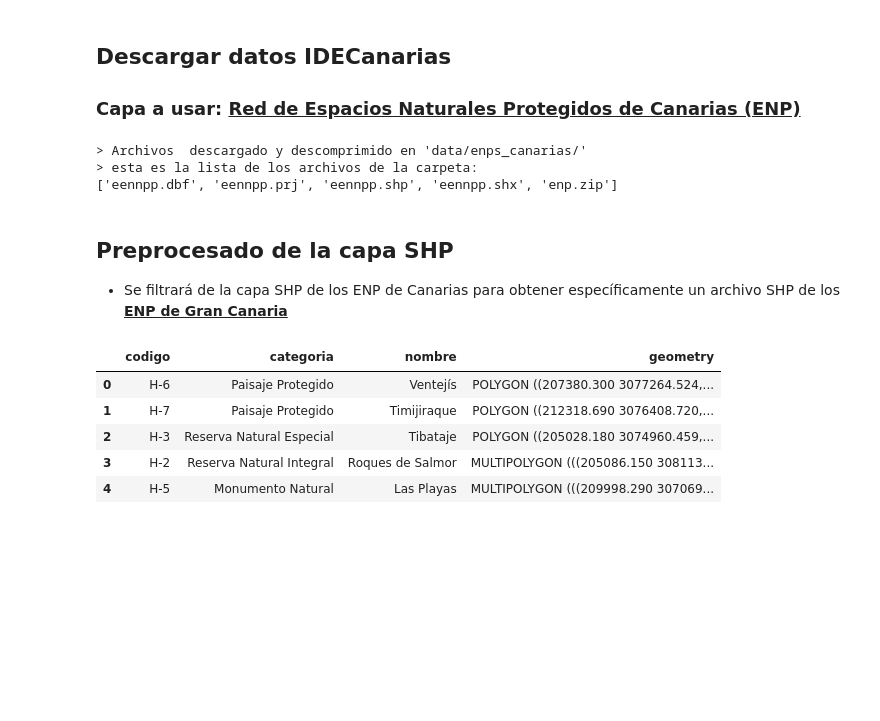
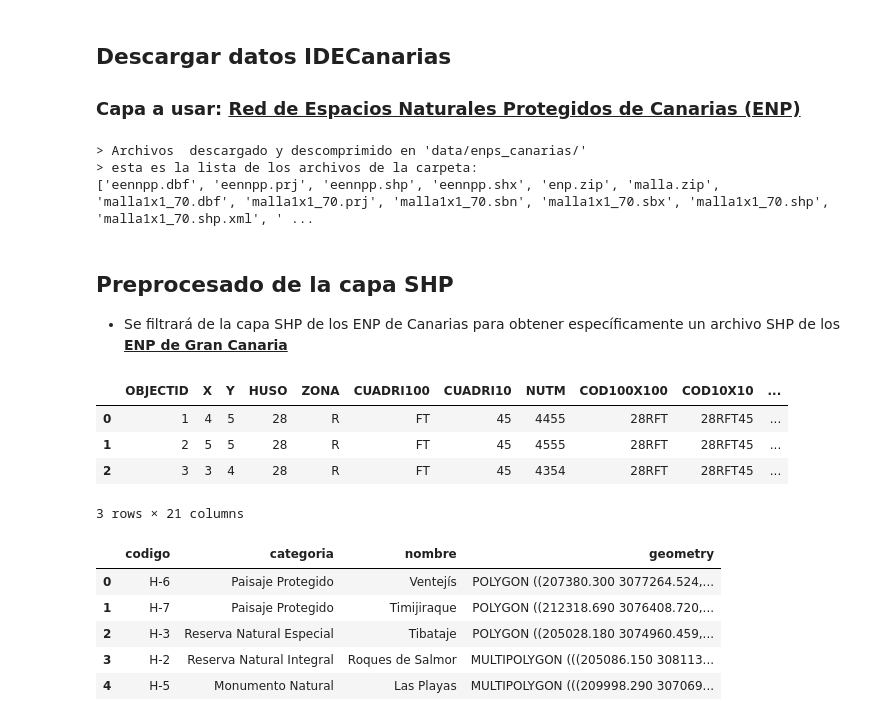
Before and after one commit to JuanCarlosBio/Cuadriculas_Especies, a Jupyter notebook: workflow.ipynb, the cells around one changed output. Cells and saved outputs as stored; diff of their text form; code cells hidden in the pictures; blank space fills up the shorter version.

```diff
--- a/workflow.ipynb
+++ b/workflow.ipynb
@@ -26,22 +21,28 @@ fiona.supported_drivers['KML'] = 'rw'
 # %%
 ## Variables para la descarga de datos definiendo rutas y URL del archivo
 url_enp = "https://opendata.sitcan.es/upload/medio-ambiente/eennpp.zip"
+url_malla = "https://www.miteco.gob.es/content/dam/miteco/es/biodiversidad/servicios/banco-datos-naturaleza/malla1x1_70_tcm30-199176.zip"
 carpeta_data = "data/"
 carpeta_destino = "data/enps_canarias/"
-ruta_zip = os.path.join(carpeta_data, "enps_canarias/enp.zip")
+ruta_zip_enps = os.path.join(carpeta_data, "enps_canarias/enp.zip")
+ruta_zip_grid = os.path.join(carpeta_data, "enps_canarias/malla.zip")
 
-## Creamos la carpeta de destino ("data") si todavía no existe
-for carpeta in [carpeta_data, carpeta_destino]:
-    os.makedirs(carpeta, exist_ok=True)
+def download_data(url, ruta_zip):
+    ## Creamos la carpeta de destino ("data") si todavía no existe
+    for carpeta in [carpeta_data, carpeta_destino]:
+        os.makedirs(carpeta, exist_ok=True)
 
-## Proceso para descargar el archivo
-response = requests.get(url=url_enp)
-with open(ruta_zip, "wb") as file:
-    file.write(response.content)
+    ## Proceso para descargar el archivo
+    response = requests.get(url=url)
+    with open(ruta_zip, "wb") as file:
+        file.write(response.content)
 
-## Proceso para descomprimir el archivo
-with ZipFile(ruta_zip, "r") as archivo_zip:
-    archivo_zip.extractall(carpeta_destino)
+    ## Proceso para descomprimir el archivo
+    with ZipFile(ruta_zip, "r") as archivo_zip:
+        archivo_zip.extractall(carpeta_destino)
+
+download_data(url_enp, ruta_zip_enps)
+download_data(url_malla, ruta_zip_grid)
 
 print(f"""
 > Archivos  descargado y descomprimido en '{carpeta_destino}'
@@ -51,11 +52,20 @@ print(f"""
 # %% [output]
 > Archivos  descargado y descomprimido en 'data/enps_canarias/'
 > esta es la lista de los archivos de la carpeta:
-['eennpp.dbf', 'eennpp.prj', 'eennpp.shp', 'eennpp.shx', 'enp.zip']
+['eennpp.dbf', 'eennpp.prj', 'eennpp.shp', 'eennpp.shx', 'enp.zip', 'malla.zip', 'malla1x1_70.dbf', 'malla1x1_70.prj', 'malla1x1_70.sbn', 'malla1x1_70.sbx', 'malla1x1_70.shp', 'malla1x1_70.shp.xml', ' ...
 # %% [markdown]
 ## **Preprocesado de la capa SHP**
 
 * Se filtrará de la capa SHP de los ENP de Canarias para obtener específicamente un archivo SHP de los <u>**ENP de Gran Canaria**</u>
+# %%
+grid = gpd.read_file("data/enps_canarias/malla1x1_70.shp")
+grid.head(n = 3)
+# %% [output]
+|  | OBJECTID | X | Y | HUSO | ZONA | CUADRI100 | CUADRI10 | NUTM | COD100X100 | COD10X10 | ... |
+| 0 | 1 | 4 | 5 | 28 | R | FT | 45 | 4455 | 28RFT | 28RFT45 | ... |
+| 1 | 2 | 5 | 5 | 28 | R | FT | 45 | 4555 | 28RFT | 28RFT45 | ... |
+| 2 | 3 | 3 | 4 | 28 | R | FT | 45 | 4354 | 28RFT | 28RFT45 | ... |
+3 rows × 21 columns
 # %%
 ## Cargamos los datos de los ENP de Canarias
 enps_canarias = gpd.read_file("data/enps_canarias/eennpp.shp")
```
Also changed, not shown: parts of 14 cells of this notebook, 1 other file.
